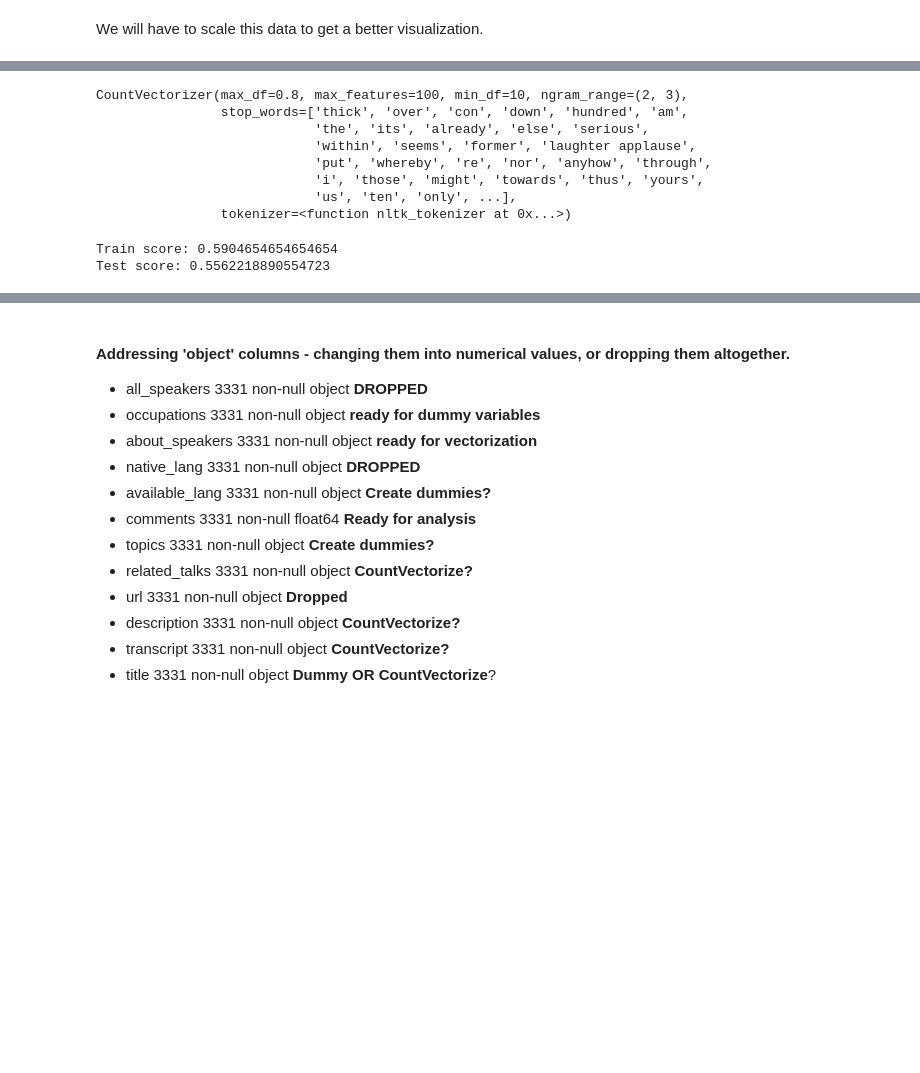
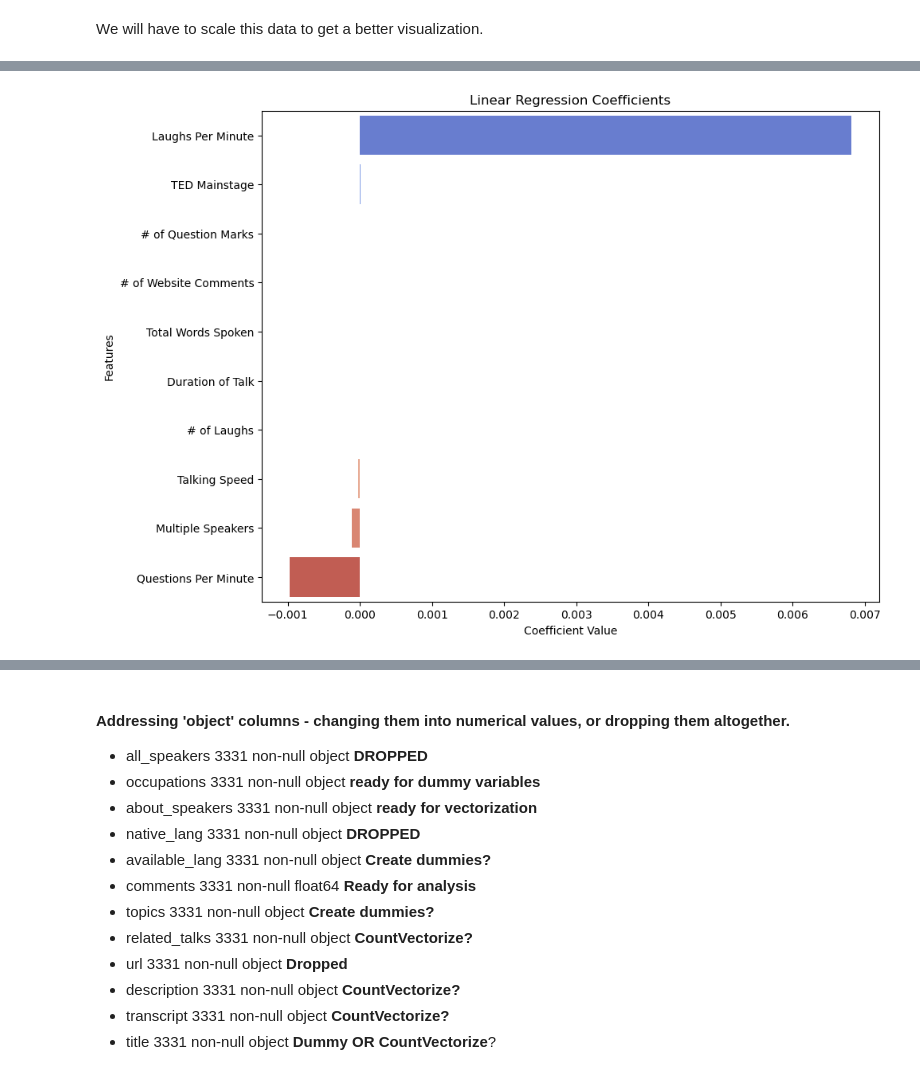
Before and after one commit to drewe4point0/Capstone-Quantifying-Good-Speeches-, a Jupyter notebook: Notebooks/Ted Dataset (with Transcripts).ipynb, the cells around one changed output, grey strips where cells are left out. Drawn from its saved outputs; the diff is of its cells as text; code cells hidden in the pictures; blank space fills up the shorter version.

```diff
--- a/Notebooks/Ted Dataset (with Transcripts).ipynb
+++ b/Notebooks/Ted Dataset (with Transcripts).ipynb
@@ -1233,37 +2971,0 @@ Creating a tokenizer and CountVectorizer for Transcripts:
-# %%
-from sklearn.feature_extraction import text
-
-# Custom stop words
-custom_stop_words = ["laughter", "applause", "laughter applause", "--", "-"]
-
-# Combine custom stop words with default English stop words
-stop_words = list(text.ENGLISH_STOP_WORDS.union(custom_stop_words))
-
-# As tokenizers must be functions, we will define a function for the tokenizer we will use
-def nltk_tokenizer(text):
-    # Remove punctuation using a list comprehension
-    text_no_punctuation = ''.join([char for char in text if char not in string.punctuation])
-
-    # Tokenize the text without punctuation
-    return word_tokenize(text_no_punctuation)
-
-# instantiate CountVectorizer
-bagofwords_transcript = CountVectorizer(stop_words=stop_words, # remove stop words
-                                        tokenizer=nltk_tokenizer, # use the NLTK tokenizer
-                                        min_df=10, # minimum document frequency of 10
-                                        max_df=0.8, # maximum document frequency of 75% (i.e., ignore words that appear in more than 75% of the documents)
-                                        ngram_range=(2, 3), # allowing for unigrams, bigrams, and trigrams
-                                        max_features=100) # maximum number of features to keep
-
-# Fit the CountVectorizer object on the positive (and, separately, negative) reviews
-bagofwords_transcript.fit(X_train["transcript"])
-print(bagofwords_transcript.fit(X_train["transcript"]))
-# %% [output]
-CountVectorizer(max_df=0.8, max_features=100, min_df=10, ngram_range=(2, 3),
-                stop_words=['thick', 'over', 'con', 'down', 'hundred', 'am',
-                            'the', 'its', 'already', 'else', 'serious',
-                            'within', 'seems', 'former', 'laughter applause',
-                            'put', 'whereby', 're', 'nor', 'anyhow', 'through',
-                            'i', 'those', 'might', 'towards', 'thus', 'yours',
-                            'us', 'ten', 'only', ...],
-                tokenizer=<function nltk_tokenizer at 0x...>)
@@ -1273,13 +2972,30 @@ sparse_matrix_test = bagofwords_transcript.transform(X_test["transcript"])
-# %%
-# Instantiate the Logistic Regression model
-logreg = LogisticRegression(C = 0.01, max_iter=1000, n_jobs=-1)
-
-#Fit the model
-logreg.fit(sparse_matrix_train, y_train)
-
-# Training and test score
-print(f"Train score: {logreg.score(sparse_matrix_train, y_train)}")
-print(f"Test score: {logreg.score(sparse_matrix_test, y_test)}")
-# %% [output]
-Train score: 0.5904654654654654
-Test score: 0.5562218890554723
+# %%
+
+name_mapping = {
+    'laughs_per_minute': 'Laughs Per Minute',
+    'ted_mainstage': 'TED Mainstage',
+    'num_question_marks': '# of Question Marks',
+    'comments': '# of Website Comments',
+    'word_count': 'Total Words Spoken',
+    'duration': 'Duration of Talk',
+    'num_laughs': '# of Laughs',
+    'words_per_minute': 'Talking Speed',
+    'multiple_speakers': 'Multiple Speakers',
+    'questions_per_minute': 'Questions Per Minute'
+}
+
+# Assuming 'coefficients_reset' is your DataFrame from before
+# Rename the columns based on your mapping
+coefficients_reset['Feature'] = coefficients_reset['Feature'].map(name_mapping).fillna(coefficients_reset['Feature'])
+
+# Now create the bar plot with updated feature names
+plt.figure(figsize=(10, 8))  # Set figure size for better visibility
+sns.barplot(x='Coefficient', y='Feature', data=coefficients_reset, palette='coolwarm')
+plt.title('Linear Regression Coefficients')
+plt.xlabel('Coefficient Value')
+plt.ylabel('Features')
+
+# Show plot
+plt.show()
+# %% [output]
+[figure, added]
```
Also changed, not shown: parts of 245 cells of this notebook.
